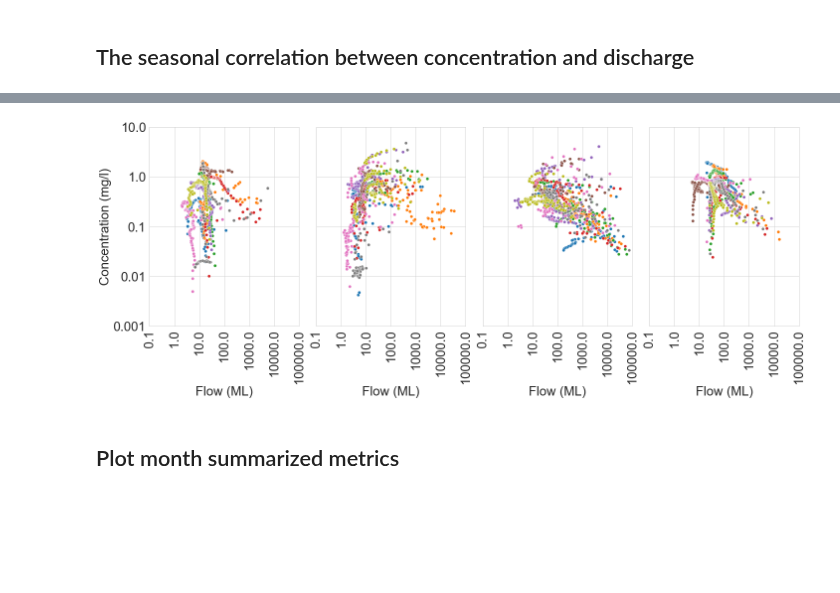
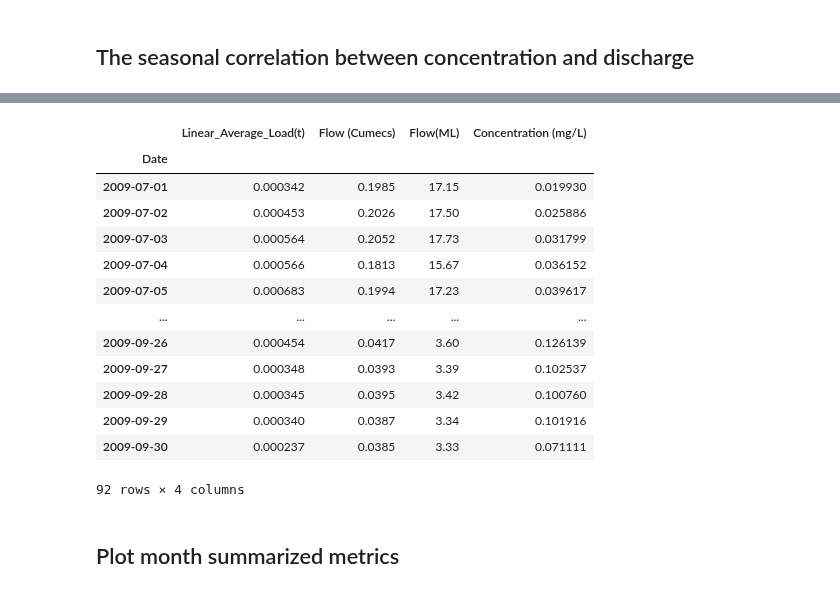
Before and after one commit to QianWanghhu/wqd_analyze, a Jupyter notebook: src/Plotings.ipynb, the cells around one changed output, grey strips where cells are left out. Drawn from its saved outputs; the diff is of its cells as text; code cells hidden in the pictures; blank space fills up the shorter version.

```diff
--- a/src/Plotings.ipynb
+++ b/src/Plotings.ipynb
@@ -189,20 +175,0 @@ Average conc.= 2.001951939663044
-# %%
-# 大论文意见校正
-from scipy.stats import kendalltau
-time_ranges = [[f'{year}/7/1', f'{year}/10/1', f'{year+1}/1/1', f'{year+1}/4/1', f'{year+1}/7/1'] for year in range(2009, 2018)]
-df_ratio = pd.DataFrame(index=[str(year) for year in range(2009, 2018)], columns = [1, 2, 3, 4])
-cols = day_load_flow.columns # mod_load_flow, day_load_flow
-# day_load_flow[cols[0]] = day_load_flow[cols[0]] * 1000
-for ii in range(1, 2):
-    x, y = np.array([]), np.array([])
-    for tt in time_ranges:
-        start = pd.to_datetime(tt[ii])
-        end = pd.to_datetime(tt[ii + 1]) - datetime.timedelta(days=1)
-        df = load_flow_loc([start, end], day_load_flow, timestep ='d')
-        df_sum = df.sum(axis=0)
-        y = df[cols[-1]].values
-        x = df[cols[2]].values
-    # Calculate the pearson correlation
-        kr = kendalltau(x, y)
-        print("Kendall 相关系数： ", kr)
-        print('Average conc.=', y.mean())
@@ -271,23 +176,17 @@ Kendall 相关系数_log：  KendalltauResult(correlation=-0.07154947741744808,
-# %%
-sns.set_style('whitegrid')
-fig, axes = plt.subplots(1, 4, figsize=(20, 8), sharex=True, sharey=True)
-for tt in time_ranges:
-    for ii in range(len(tt) -1):
-        start = pd.to_datetime(tt[ii])
-        end = pd.to_datetime(tt[ii + 1]) - datetime.timedelta(days=1)
-        df = load_flow_loc([start, end], day_load_flow, timestep ='d')
-        df_sum = df.sum(axis=0)
-        sns.scatterplot(data=df, x=cols[2], y=cols[-1], ax=axes[ii])
-for ax in axes:
-    ax.set(xscale="log", yscale="log")
-    ax.set_xticklabels(ax.get_xticks(), fontsize=26, rotation=90)
-    ax.set_yticklabels(ax.get_yticks(), fontsize=26)
-    ax.set_xlabel('Flow (ML)', fontsize=26)
-    ax.set_xlim(0.1, 1e5)
-    ax.set_ylim(0.001, 1e1)
-axes[0].set_ylabel('Concentration (mg/l)', fontsize=26); #Load (kg) Concentration (mg/l)
-# plt.legend(df_ratio.index, fontsize=24);
-plt.tight_layout()
-# plt.savefig(f'{outpath}figs/mod_season_concentration_flow.png', format='png', dpi=300)
-# %% [output]
-[figure, removed]
+# %%
+df
+# %% [output]
+|  | Linear_Average_Load(t) | Flow (Cumecs) | Flow(ML) | Concentration (mg/L) |
+| Date |  |  |  |  |
+| 2009-07-01 | 0.000342 | 0.1985 | 17.15 | 0.019930 |
+| 2009-07-02 | 0.000453 | 0.2026 | 17.50 | 0.025886 |
+| 2009-07-03 | 0.000564 | 0.2052 | 17.73 | 0.031799 |
+| 2009-07-04 | 0.000566 | 0.1813 | 15.67 | 0.036152 |
+| 2009-07-05 | 0.000683 | 0.1994 | 17.23 | 0.039617 |
+| ... | ... | ... | ... | ... |
+| 2009-09-26 | 0.000454 | 0.0417 | 3.60 | 0.126139 |
+| 2009-09-27 | 0.000348 | 0.0393 | 3.39 | 0.102537 |
+| 2009-09-28 | 0.000345 | 0.0395 | 3.42 | 0.100760 |
+| 2009-09-29 | 0.000340 | 0.0387 | 3.34 | 0.101916 |
+| 2009-09-30 | 0.000237 | 0.0385 | 3.33 | 0.071111 |
+92 rows × 4 columns
```
Also changed, not shown: parts of 16 cells of this notebook, 1 other file.
